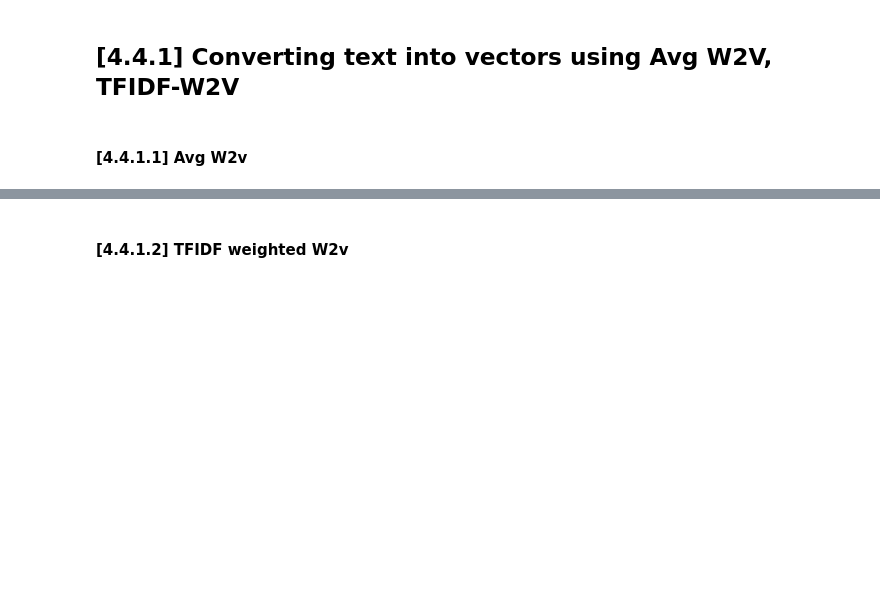
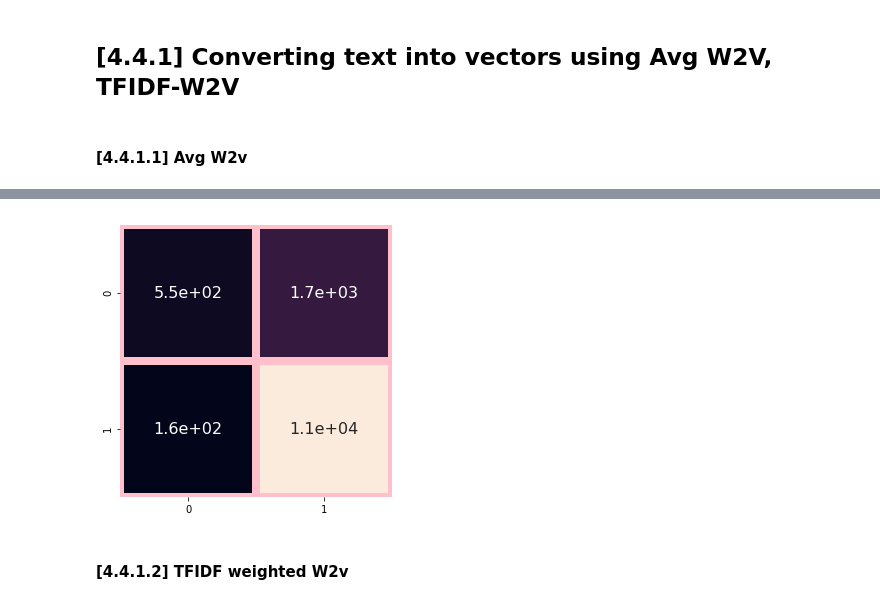
Before and after one commit to as3eem/AmazonFoodReview, a Jupyter notebook: 03 Amazon Fine Food Reviews Analysis_KNN.ipynb, the cells around one changed output, grey strips where cells are left out. Drawn from its saved outputs; the diff is of its cells as text; code cells hidden in the pictures; blank space fills up the shorter version.

```diff
--- a/03 Amazon Fine Food Reviews Analysis_KNN.ipynb
+++ b/03 Amazon Fine Food Reviews Analysis_KNN.ipynb
@@ -644,3 +682,20 @@ ValueError: Found input variables with inconsistent numbers of samples: [9214, 9
+# %%
+y_true = y_test
+y_pred = y_pred
+
+from sklearn.metrics import confusion_matrix
+
+array = confusion_matrix(y_true, y_pred)
+
+df_cm = pd.DataFrame(array, index = [i for i in "01"],
+                  columns = [i for i in "01"])
+
+
+plt.figure(figsize = (5,5))
+sns.heatmap(df_cm, annot=True,annot_kws={"size": 16}, linewidths=6.3, linecolor='pink', cbar=False, square=True)
+plt.show()
+# %% [output]
+[figure, added]
 # %% [markdown]
 #### [4.4.1.2] TFIDF weighted W2v
 # %%
```
Also changed, not shown: parts of 19 cells of this notebook.
